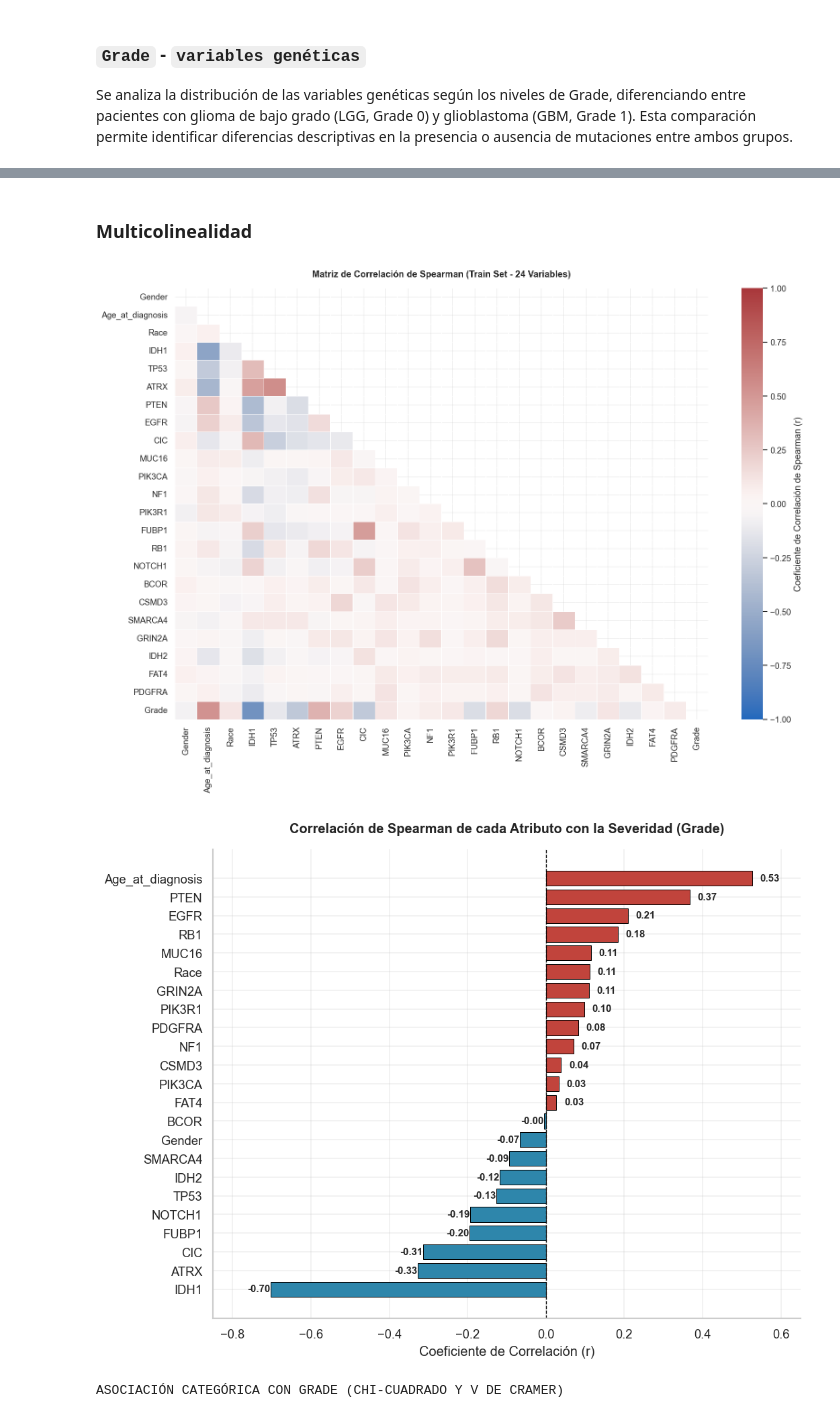
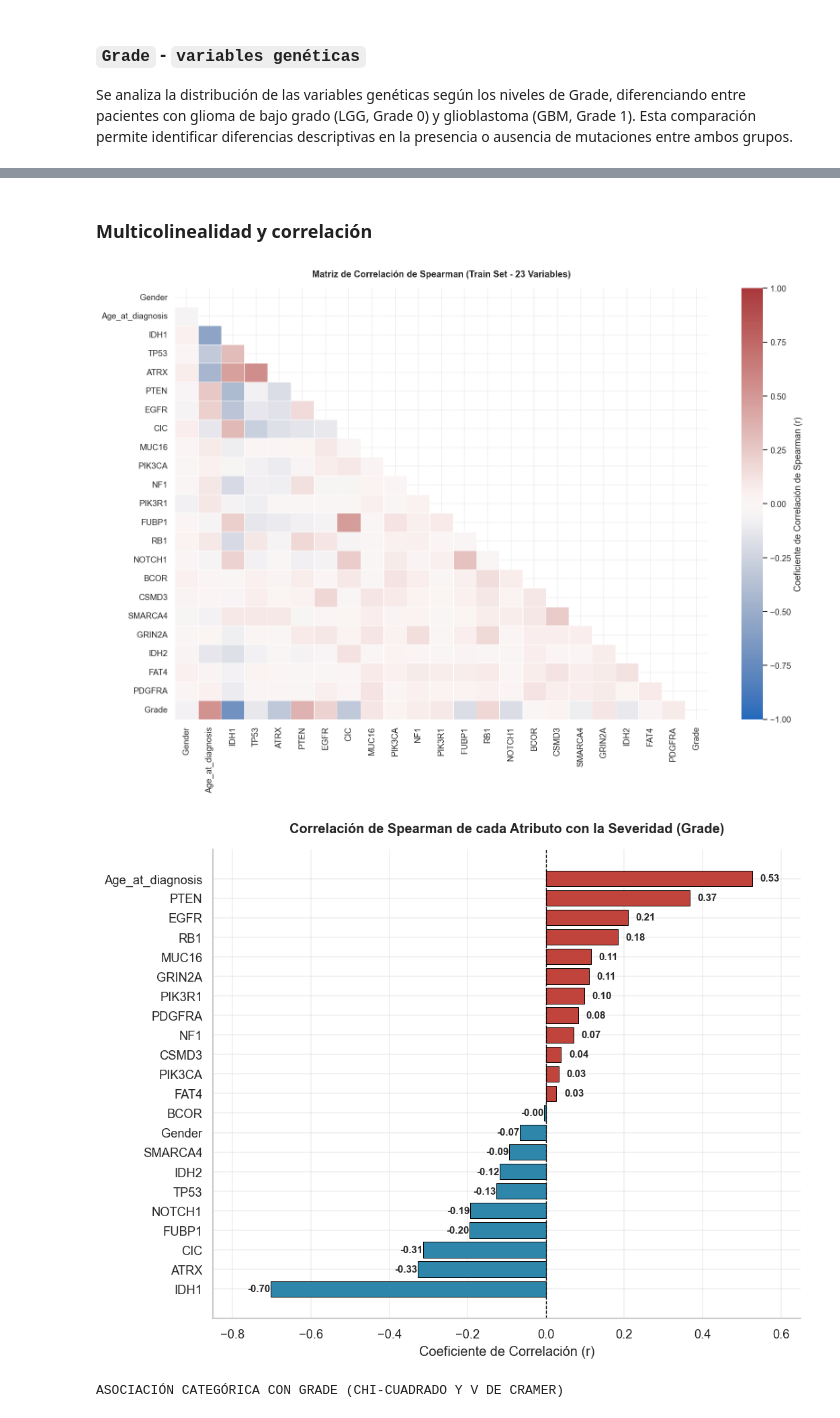
Before and after one commit to Alej0126/Jbook_dataviz, a Jupyter notebook: docs/_build/jupyter_execute/notebooks.ipynb, the cells around one changed output, grey strips where cells are left out. Drawn from its saved outputs; the diff is of its cells as text; code cells hidden in the pictures.

```diff
--- a/docs/_build/jupyter_execute/notebooks.ipynb
+++ b/docs/_build/jupyter_execute/notebooks.ipynb
@@ -1688,9 +1688,10 @@ display(HTML(html_genes))
 # %% [output]
 [interactive output not drawn]
 # %% [markdown]
-### Multicolinealidad
+### Multicolinealidad y correlación
 # %%
-spearman_corr = train_data.corr(method='spearman')
+cols_spearman = [c for c in train_data.columns if c != 'Race']
+spearman_corr = train_data[cols_spearman].corr(method='spearman')
 
 plt.figure(figsize=(14, 10))
 mask = np.triu(np.ones_like(spearman_corr, dtype=bool))
@@ -1706,40 +1707,40 @@ sns.heatmap(
     linewidths=0.5,
     cbar_kws={'label': 'Coeficiente de Correlación de Spearman (r)'}
 )
-plt.title('Matriz de Correlación de Spearman (Train Set - 24 Variables)', pad=15)
+plt.title('Matriz de Correlación de Spearman (Train Set - 23 Variables)', pad=15)
 plt.tight_layout()
 plt.show()
 
 target_corr = spearman_corr['Grade'].drop('Grade').sort_values(ascending=True)
 
 plt.figure(figsize=(9, 7))
 colors = [PALETTE_GRADE[0] if x < 0 else PALETTE_GRADE[1] for x in target_corr.values]
 
 bars = plt.barh(target_corr.index, target_corr.values, color=colors, edgecolor='black', linewidth=0.6)
 plt.axvline(0, color='black', linestyle='--', linewidth=0.8)
 plt.title('Correlación de Spearman de cada Atributo con la Severidad (Grade)', pad=15)
 plt.xlabel('Coeficiente de Correlación (r)')
 plt.xlim(-0.85, 0.65)
 
 for bar in bars:
     width = bar.get_width()
     offset = 0.02 if width >= 0 else -0.06
     plt.text(
         width + offset,
         bar.get_y() + bar.get_height()/2.0,
         f'{width:.2f}',
         va='center',
         fontsize=9,
         fontweight='bold'
     )
 
 plt.gca().spines['top'].set_visible(False)
 plt.gca().spines['right'].set_visible(False)
 plt.tight_layout()
 plt.show()
 # %% [output]
-[figure, old version]
+[figure, new version]
-[figure, old version]
+[figure, new version]
 # %%
 def calcular_asociacion(x, y):
   confusion_matrix = pd.crosstab(x, y)
```
Also changed, not shown: parts of 7 cells of this notebook, 16 other files.
